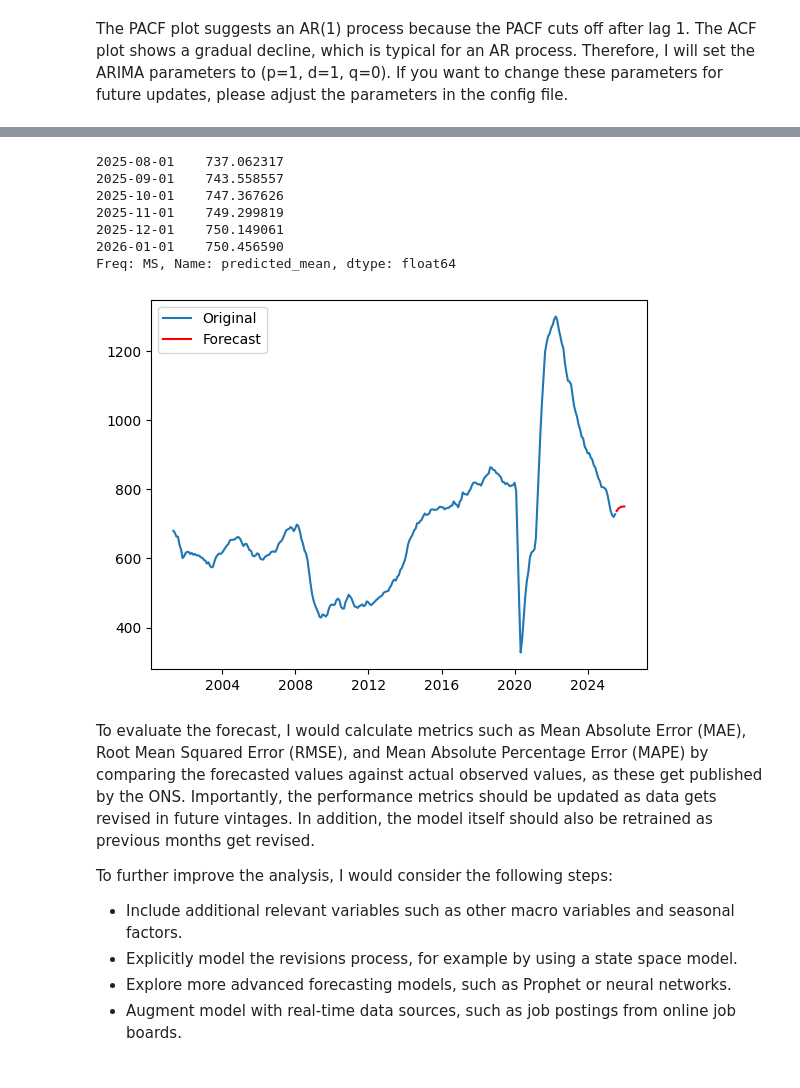
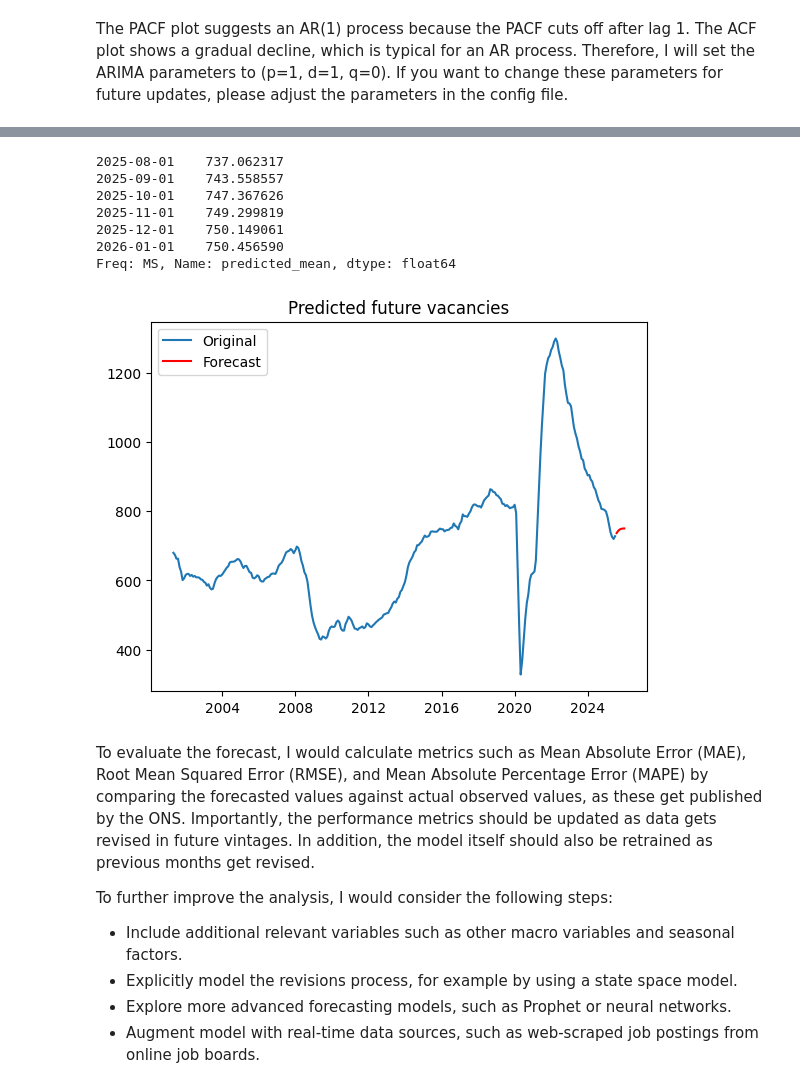
Before and after one commit to nurikhayal/vacancies, a Jupyter notebook: pipeline.ipynb, the cells around one changed output, grey strips where cells are left out. Saved outputs shown, nothing was run; the diff lists cells and outputs as text; code cells hidden in the pictures.

```diff
--- a/pipeline.ipynb
+++ b/pipeline.ipynb
@@ -222,23 +273,26 @@ Covariance Type:                  opg
 Warnings:
 [1] Covariance matrix calculated using the outer product of gradients (complex-step).
 # %%
+# Predict future values. The number of months to forecast is extracted from config file.
 forecast = model_fit.forecast(steps = int(config['FORECAST']['months_to_forecast']))
 print(forecast)
 
 # Plot forecast
 plt.plot(ts, label='Original')
 plt.plot(forecast, label='Forecast', color='red')
 plt.legend()
+plt.title("Predicted future vacancies")
+plt.savefig("output/vacancies_forecast.png")
 plt.show()
 # %% [output]
 2025-08-01    737.062317
 2025-09-01    743.558557
 2025-10-01    747.367626
 2025-11-01    749.299819
 2025-12-01    750.149061
 2026-01-01    750.456590
 Freq: MS, Name: predicted_mean, dtype: float64
-[figure, old version]
+[figure, new version]
 # %% [markdown]
 To evaluate the forecast, I would calculate metrics such as Mean Absolute Error (MAE), Root Mean Squared Error (RMSE), and Mean Absolute Percentage Error (MAPE) by comparing the forecasted values against actual observed values, as these get published by the ONS. Importantly, the performance metrics should be updated as data gets revised in future vintages. In addition, the model itself should also be retrained as previous months get revised.
 
@@ -246,4 +300,4 @@ To further improve the analysis, I would consider the following steps:
 - Include additional relevant variables such as other macro variables and seasonal factors.
 - Explicitly model the revisions process, for example by using a state space model.
 - Explore more advanced forecasting models, such as Prophet or neural networks.
-- Augment model with real-time data sources, such as job postings from online job boards.
+- Augment model with real-time data sources, such as web-scraped job postings from online job boards.
```
Also changed, not shown: parts of 16 cells of this notebook, 3 other files.
